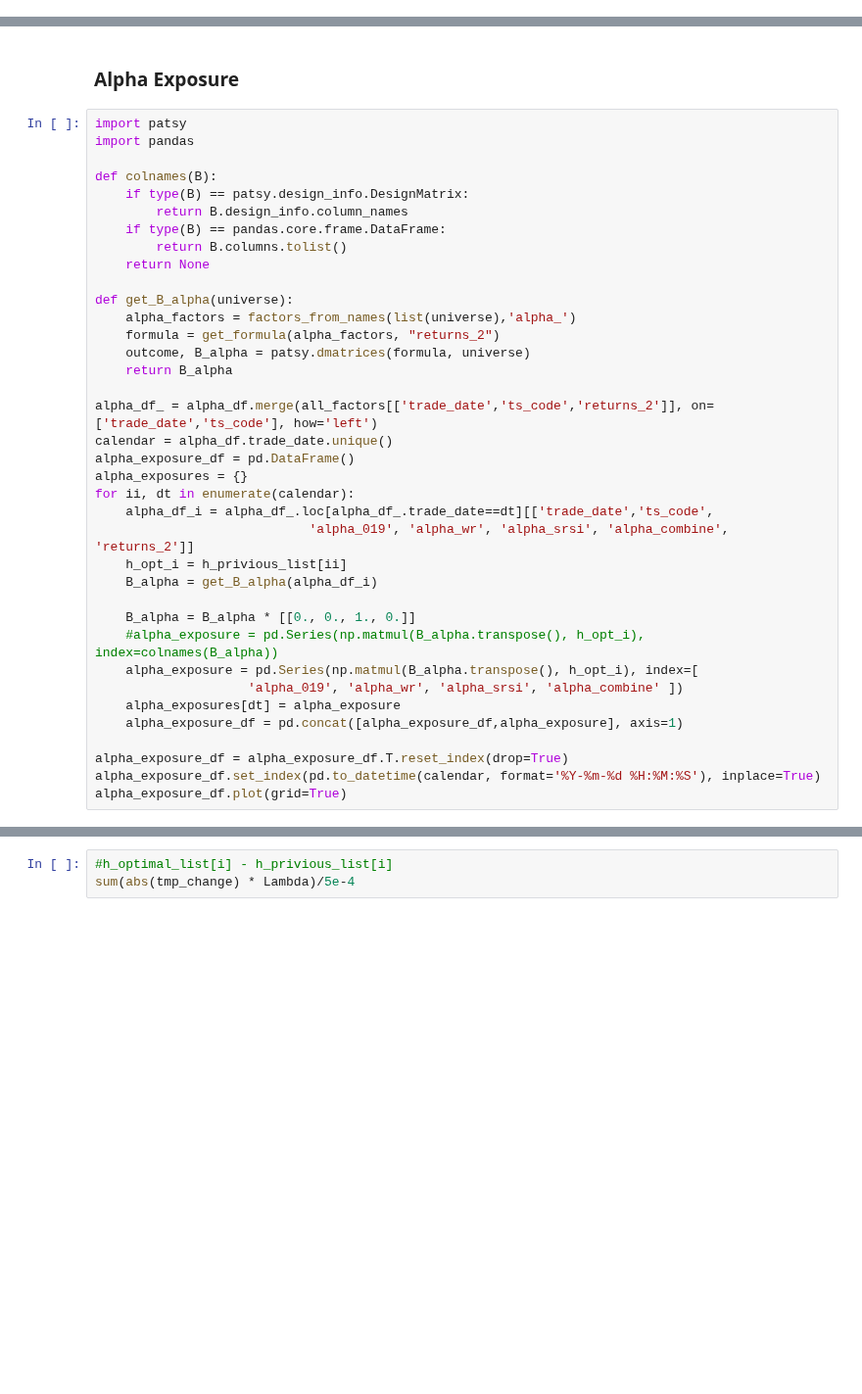
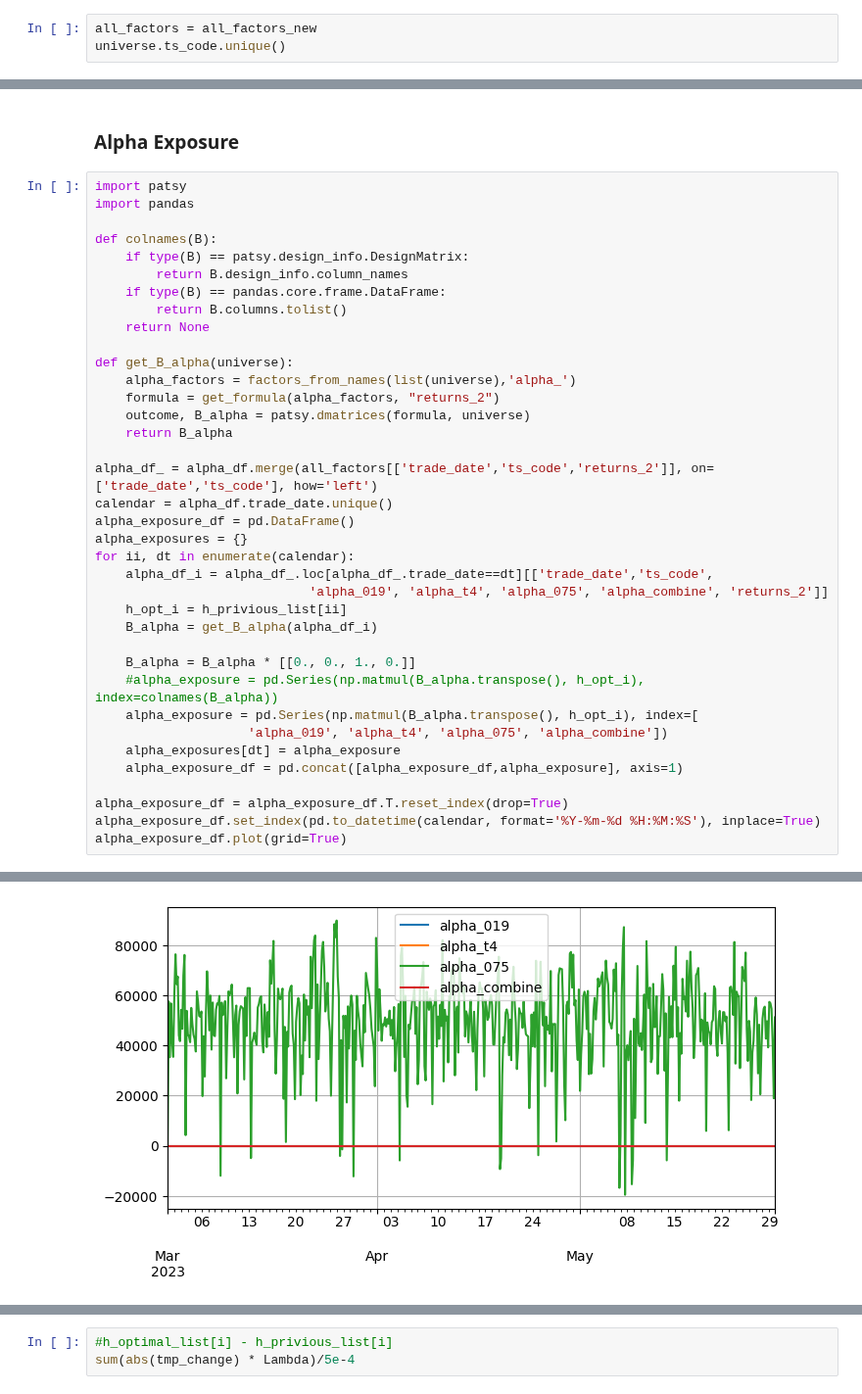
Before and after one commit to JiaRuiming-1/AI-Trading, a Jupyter notebook: alpha_factor/Backtest_BitCon.ipynb, the cells around one changed output, grey strips where cells are left out. Shown at 98% size. Drawn from its saved outputs; the diff is of its cells as text; blank space fills up the shorter version.

```diff
--- a/alpha_factor/Backtest_BitCon.ipynb
+++ b/alpha_factor/Backtest_BitCon.ipynb
@@ -433,0 +531,3 @@ risk_exposures_df.plot(grid=True, title='Risk Exposure')
+# %%
+all_factors = all_factors_new
+universe.ts_code.unique()
@@ -456,17 +564,18 @@ alpha_exposure_df = pd.DataFrame()
 alpha_exposures = {}
 for ii, dt in enumerate(calendar):
     alpha_df_i = alpha_df_.loc[alpha_df_.trade_date==dt][['trade_date','ts_code',
-                            'alpha_019', 'alpha_wr', 'alpha_srsi', 'alpha_combine',  'returns_2']]
+                            'alpha_019', 'alpha_t4', 'alpha_075', 'alpha_combine', 'returns_2']]
     h_opt_i = h_privious_list[ii]
     B_alpha = get_B_alpha(alpha_df_i)
 
     B_alpha = B_alpha * [[0., 0., 1., 0.]]
     #alpha_exposure = pd.Series(np.matmul(B_alpha.transpose(), h_opt_i), index=colnames(B_alpha))
     alpha_exposure = pd.Series(np.matmul(B_alpha.transpose(), h_opt_i), index=[
-                    'alpha_019', 'alpha_wr', 'alpha_srsi', 'alpha_combine' ])
+                    'alpha_019', 'alpha_t4', 'alpha_075', 'alpha_combine'])
     alpha_exposures[dt] = alpha_exposure
     alpha_exposure_df = pd.concat([alpha_exposure_df,alpha_exposure], axis=1)
 
 alpha_exposure_df = alpha_exposure_df.T.reset_index(drop=True)
 alpha_exposure_df.set_index(pd.to_datetime(calendar, format='%Y-%m-%d %H:%M:%S'), inplace=True)
 alpha_exposure_df.plot(grid=True)
+# %% [output]
@@ -473,2 +583,3 @@ alpha_exposure_df.plot(grid=True)
+[figure, added]
 # %%
 len(h_optimal_list)
```
Also changed, not shown: parts of 49 cells of this notebook.
